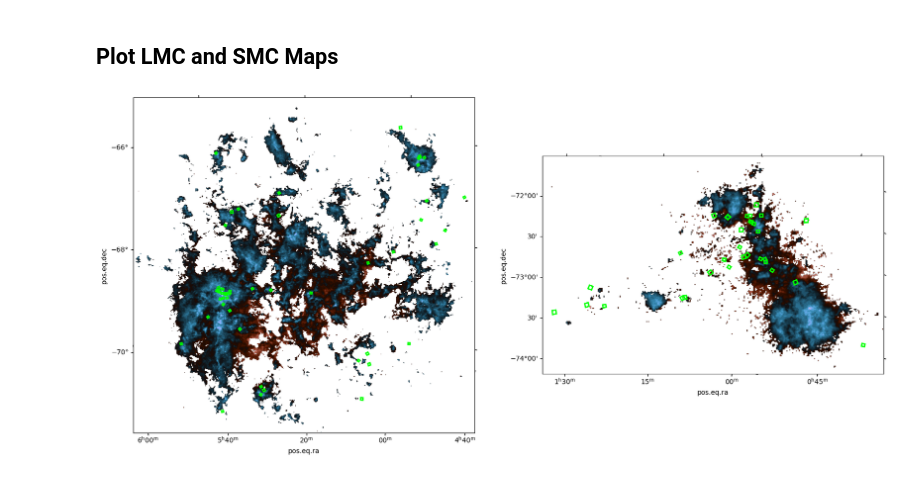
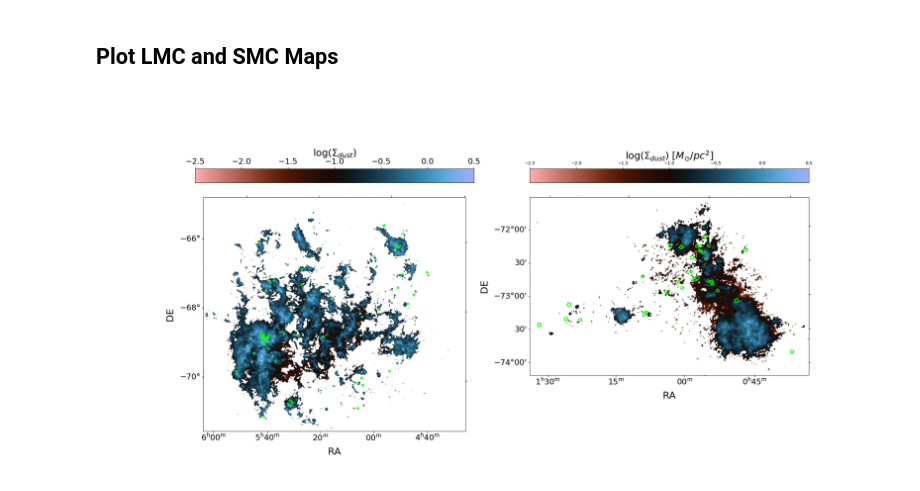
Before and after one commit to Shisa3/python_su, a Jupyter notebook: plot_regions.ipynb, the cells around one changed output. Drawn from its saved outputs; the diff is of its cells as text; code cells hidden in the pictures.

```diff
--- a/plot_regions.ipynb
+++ b/plot_regions.ipynb
@@ -30,29 +31,40 @@ XTENSION= 'IMAGE   '           /extension type
 # %% [markdown]
 ## Plot LMC and SMC Maps
 # %%
-plt.figure(figsize=(20, 12))
+plt.figure(figsize=(25, 12))
 
 # LMC
-extent_lmc = [680, 100, 80, 650]
+extent_lmc = [760, 100, 80, 670]
 wcs_lmc = WCS(hdr_lmc, naxis=0, fix=False)
 ax1 = plt.subplot(121, projection=wcs_lmc)
-ax1.imshow(data_sd_lmc, cmap='berlin_r')
+cb = ax1.imshow(data_sd_lmc, cmap='berlin_r', vmin = -2.5,vmax = 0.5)
 ax1.set_xlim(extent_lmc[1], extent_lmc[0])
 ax1.set_ylim(extent_lmc[2], extent_lmc[3])
+ax1.tick_params(labelsize=18)
+ax1.set_xlabel('RA', fontsize = 22)
+ax1.set_ylabel('DE', fontsize = 22)
 plot_region(regfile_lmc, hdr_lmc, ax1)
+cbar = plt.colorbar(cb, orientation='horizontal', location = 'top')
+cbar.set_label(label='log($\Sigma_{dust}$)', size=22)
+cbar.ax.tick_params(labelsize=18)
 
 # SMC
 extent_smc = [760, 400, 200, 430]
 wcs_smc = WCS(hdr_smc, naxis=0, fix=False)
 ax2 = plt.subplot(122, projection=wcs_smc)
-ax2.imshow(data_sd_smc, cmap='berlin_r')
+cb2= ax2.imshow(data_sd_smc, cmap='berlin_r', vmin=-2.5,vmax=0.5)
 ax2.set_xlim(extent_smc[1], extent_smc[0])
 ax2.set_ylim(extent_smc[2], extent_smc[3])
+ax2.tick_params(labelsize=18)
+ax2.set_xlabel('RA', fontsize = 22)
+ax2.set_ylabel('DE', fontsize = 22)
 plot_region(regfile_smc, hdr_smc, ax2)
+cbar= plt.colorbar(cb2,orientation='horizontal',location='top')
+cbar.set_label(label='log($\Sigma_{dust}$) $[M_{\odot}/pc^{2}]$', size=22)
 
-#plt.savefig("figs/scylla_lmc_smc_" + data_id + "_regions.png", bbox_inches='tight')
+#plt.savefig("figs/scylla_lmc_smc_" + data_id + "_regions_2.png", bbox_inches='tight')
 # %% [output]
-[figure, old version]
+[figure, new version]
 # %%
 def plot_region(regfile, hdr, ax):
     """
```
Also changed, not shown: parts of 2 cells of this notebook, 1 other file.
